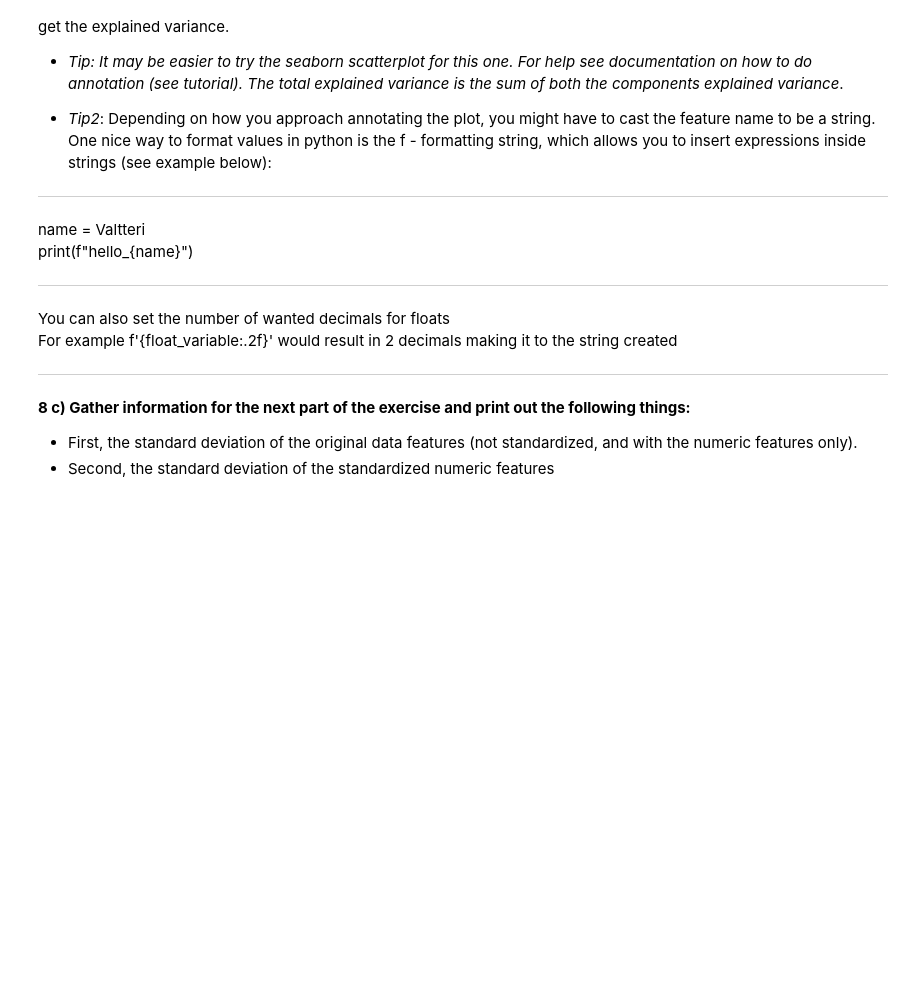
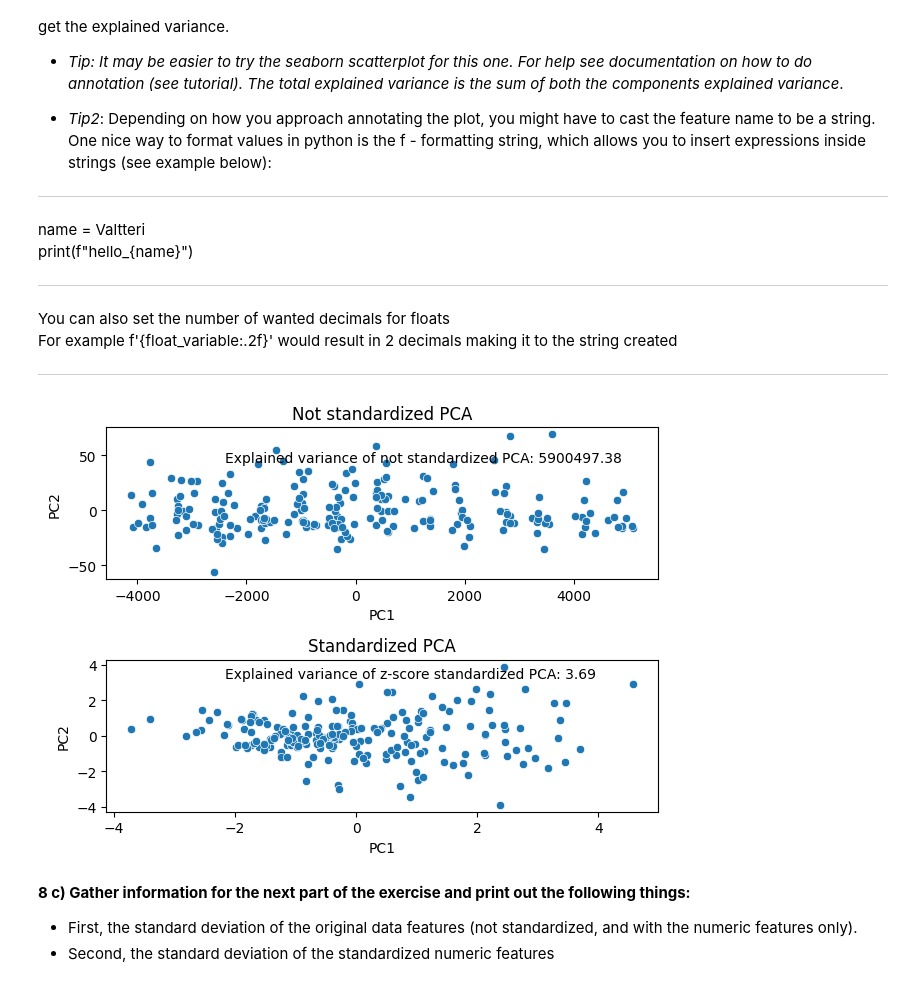
Before and after one commit to konstanyman/DAKD-E1, a Jupyter notebook: Konsta_Nyman_DAKD_2023_exercise_1.ipynb, the cells around one changed output. Cells and saved outputs as stored; diff of their text form; code cells hidden in the pictures; blank space fills up the shorter version.

```diff
--- a/Konsta_Nyman_DAKD_2023_exercise_1.ipynb
+++ b/Konsta_Nyman_DAKD_2023_exercise_1.ipynb
@@ -648,3 +648,16 @@ ____________
 # %% [markdown]
 -------------
 **8 a)** Do PCA with two components with and without z-score standardization **for the numeric features in the data**.
+# %%
+# pca dimensionality reduction to two components
+
+pca = PCA(n_components=2) #define pca with 2 components
+pca.fit(data[numeric_features]) #fit pca for numeric features without scaling
+
+normal_ev = pca.explained_variance_.sum() #set explained variance to a variable
+
+# without z-score standardization
+normal_pca_df = pd.DataFrame(pca.transform(data[numeric_features]),
+                             columns=['PC1', 'PC2'])
+
+normal_pca_df
@@ -650,0 +678,14 @@ ____________
+# %%
+# with z-score standardization
+
+# standardization using formula
+z_standard_df = (data[numeric_features] - data[numeric_features].mean()) / data[numeric_features].std()
+
+pca.fit(z_standard_df) #fit pca to standardized dataframe
+
+zscore_ev = pca.explained_variance_.sum() #set explained variance to a variable
+
+zscore_pca_df = pd.DataFrame(pca.transform(z_standard_df),
+                             columns=['PC1', 'PC2'])
+
+zscore_pca_df
@@ -674,3 +727,15 @@ For example f'{float_variable:.2f}' would result in 2 decimals making it to the
+# %%
+fig, axes = plt.subplots(2)
+
+# plot data
+sns.scatterplot(x='PC1', y='PC2', data=normal_pca_df, ax=axes[0]).set_title('Not standardized PCA')
+sns.scatterplot(x='PC1', y='PC2', data=zscore_pca_df, ax=axes[1]).set_title('Standardized PCA')
+
+fig.text(0.3, 0.85, f"Explained variance of not standardized PCA: {normal_ev:.2f}")
+fig.text(0.3, 0.4, f"Explained variance of z-score standardized PCA: {zscore_ev:.2f}")
+plt.tight_layout()
+# %% [output]
+[figure, added]
 # %% [markdown]
 
 
```
Also changed, not shown: parts of 16 cells of this notebook.
